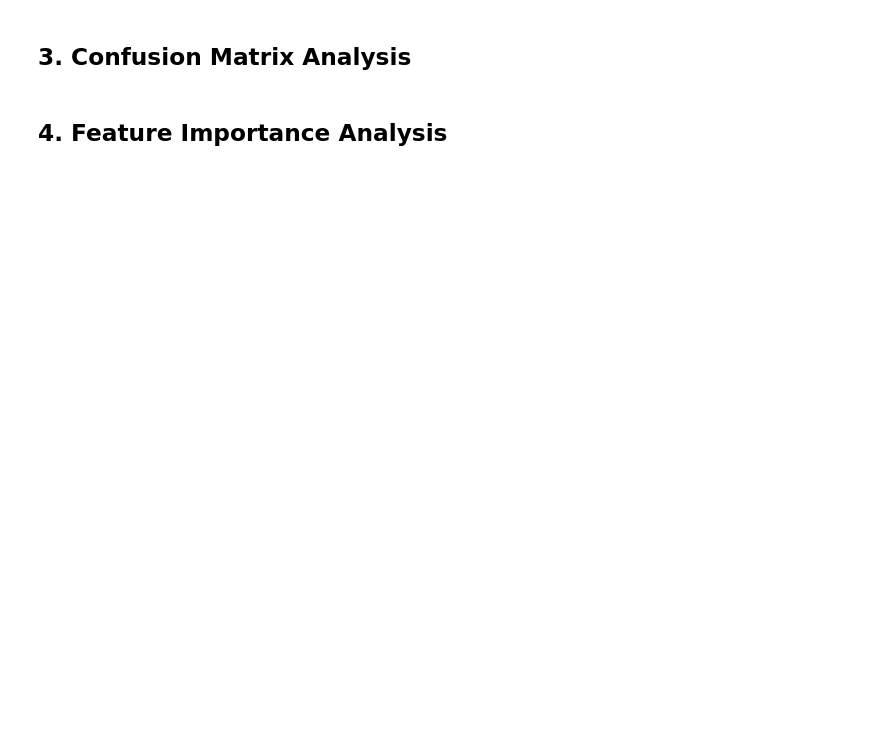
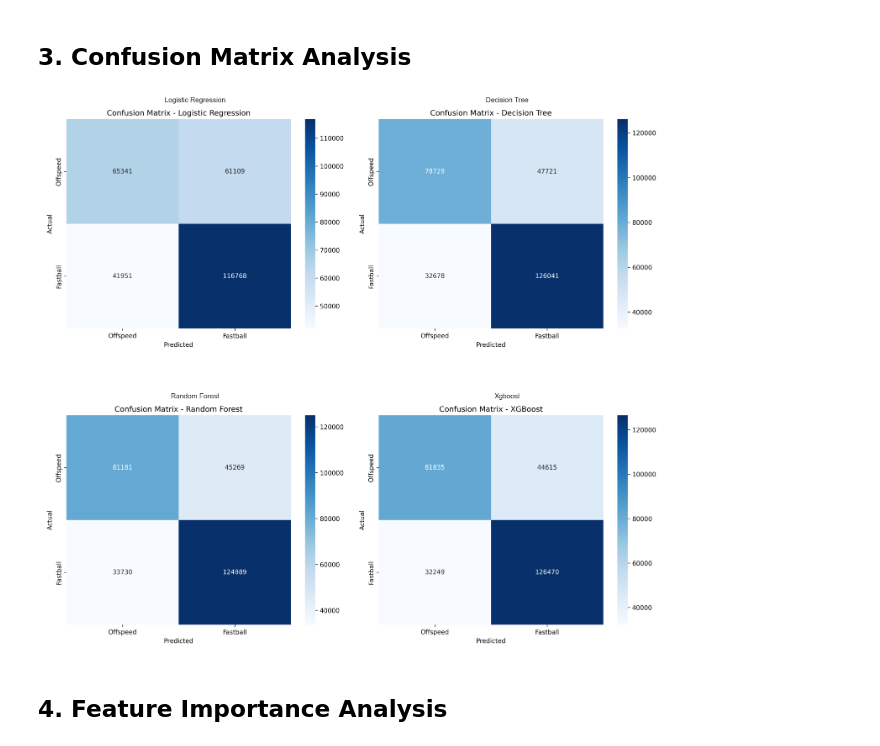
Before and after one commit to Osalira/BaseballPitchTypePredictionProject, a Jupyter notebook: notebooks/02_model_evaluation.ipynb, the cells around one changed output. Cells and saved outputs as stored; diff of their text form; code cells hidden in the pictures; blank space fills up the shorter version.

```diff
--- a/notebooks/02_model_evaluation.ipynb
+++ b/notebooks/02_model_evaluation.ipynb
@@ -13,7 +13,7 @@ from sklearn.metrics import roc_curve, auc, confusion_matrix
 import shap
 
 # Set style for plots
-plt.style.use('seaborn')
+plt.style.use('seaborn-v0_8-whitegrid')
 sns.set_palette('husl')
 plt.rcParams['figure.figsize'] = [12, 6]
 plt.rcParams['figure.dpi'] = 100
@@ -50,17 +59,19 @@ plt.tight_layout()
 # %%
 # Load and display confusion matrices
 import matplotlib.image as mpimg
 
 models = ['logistic_regression', 'decision_tree', 'random_forest', 'xgboost']
 
 fig, axes = plt.subplots(2, 2, figsize=(15, 15))
 for i, model in enumerate(models):
-    img = mpimg.imread(f'models/results/{model}_confusion_matrix.png')
+    img = mpimg.imread(f'../models/results/{model}_confusion_matrix.png')
     ax = axes[i//2, i%2]
     ax.imshow(img)
     ax.axis('off')
     ax.set_title(model.replace('_', ' ').title())
 plt.tight_layout()
+# %% [output]
+[figure, added]
 # %% [markdown]
 ## 4. Feature Importance Analysis
 # %%
```
Also changed, not shown: parts of 4 cells of this notebook, 12 other files.
